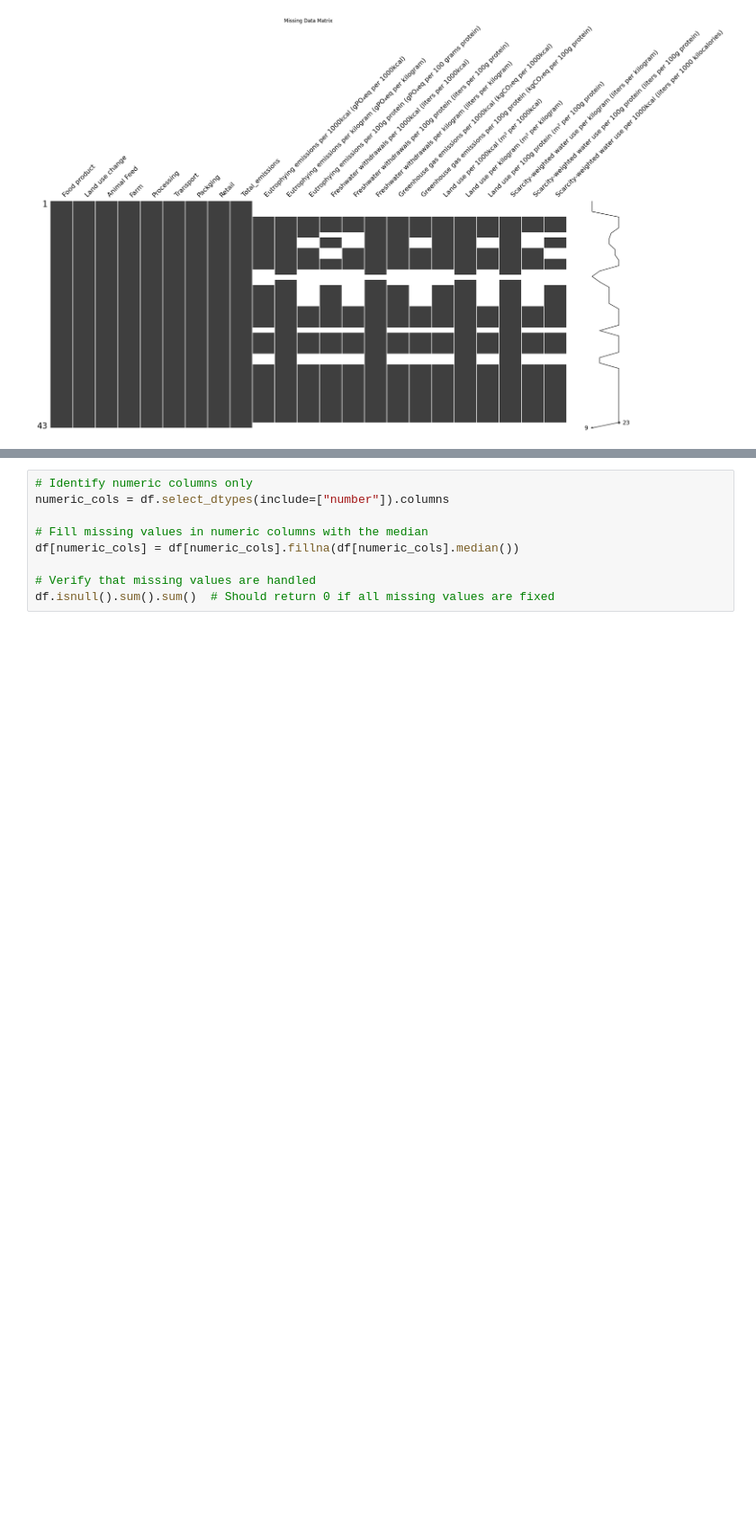
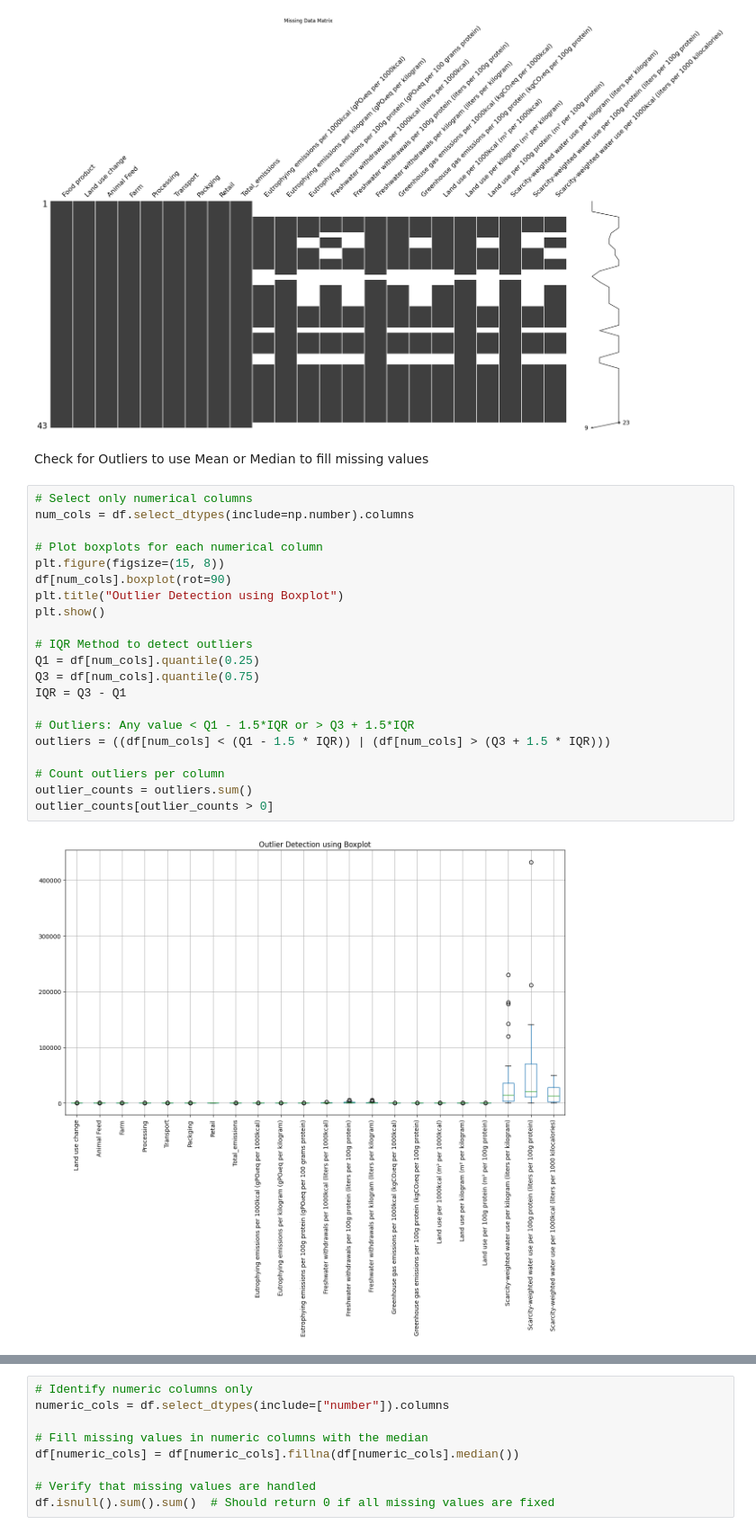
Before and after one commit to akuakorkor/TMP3---Environment-Impact-of-Food-Production-Analysis-, a Jupyter notebook: script.ipynb, the cells around one changed output, grey strips where cells are left out. Shown at 90% size. Drawn from its saved outputs; the diff is of its cells as text; blank space fills up the shorter version.

```diff
--- a/script.ipynb
+++ b/script.ipynb
@@ -142,3 +146,28 @@ plt.title("Missing Data Matrix")
 plt.show()
 # %% [output]
 [figure]
+# %% [markdown]
+Check for Outliers to use Mean or Median to fill missing values
+# %%
+# Select only numerical columns
+num_cols = df.select_dtypes(include=np.number).columns
+
+# Plot boxplots for each numerical column
+plt.figure(figsize=(15, 8))
+df[num_cols].boxplot(rot=90)
+plt.title("Outlier Detection using Boxplot")
+plt.show()
+
+# IQR Method to detect outliers
+Q1 = df[num_cols].quantile(0.25)
+Q3 = df[num_cols].quantile(0.75)
+IQR = Q3 - Q1
+
+# Outliers: Any value < Q1 - 1.5*IQR or > Q3 + 1.5*IQR
+outliers = ((df[num_cols] < (Q1 - 1.5 * IQR)) | (df[num_cols] > (Q3 + 1.5 * IQR)))
+
+# Count outliers per column
+outlier_counts = outliers.sum()
+outlier_counts[outlier_counts > 0]
+# %% [output]
+[figure, added]
```
Also changed, not shown: parts of 91 cells of this notebook.
